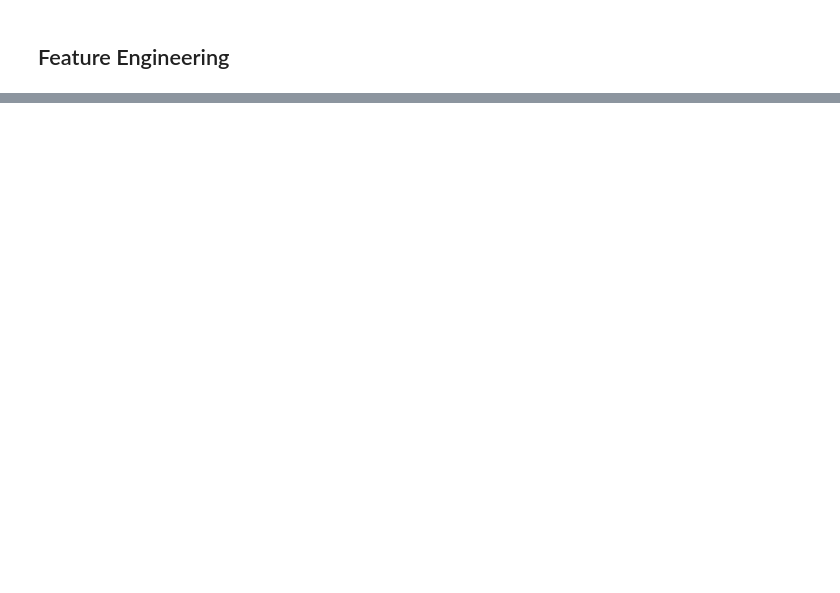
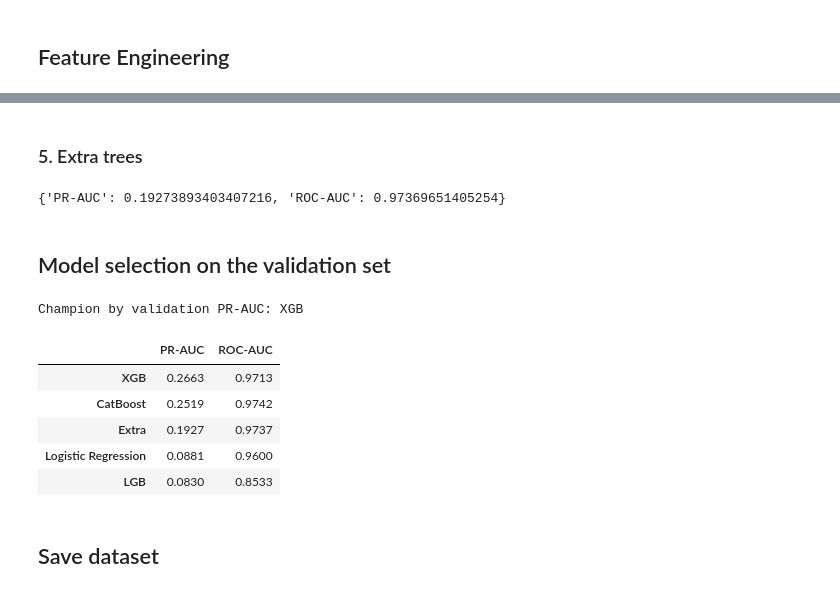
Before and after one commit to artwmana/AML, a Jupyter notebook: notebooks/02_model.ipynb, the cells around one changed output, grey strips where cells are left out. Cells and saved outputs as stored; diff of their text form; code cells hidden in the pictures; blank space fills up the shorter version.

Commit message:
Baseline Models

```diff
--- a/notebooks/02_model.ipynb
+++ b/notebooks/02_model.ipynb
@@ -190,3 +80,0 @@ CatBoostClassifier()
-# %%
-scores = cat.predict_proba(X_test)[:, 1]
-roc_auc_score(y_test, scores), average_precision_score(y_test, scores)
@@ -317,0 +422,17 @@ Best Rolling CV PR-AUC:   0.1169
+# %%
+lgb_model = LGBMClassifier(**lgb_study.best_params,
+                           n_estimators = 2500,
+                           objective= "binary",
+                           verbosity= -1,
+                           n_jobs=-1,)
+
+weights = sample_weight.copy()
+weights[y_fit == 1] *= lgb_study.best_params.get('positive_boost')
+lgb_model.fit(X_fit_lr, y_fit,
+              eval_set=[(X_val_lr, y_val)],
+              sample_weight=weights,
+              eval_metric="average_precision",
+              callbacks=[lgb.early_stopping(100, verbose=False)])
+
+validation_scores["LGB"] = lgb_model.predict_proba(X_val_lr)[:, 1]
+ranking_metrics(y_val, validation_scores["LGB"])
@@ -317,0 +523,40 @@ Best Rolling CV PR-AUC:   0.1169
+# %% [markdown]
+### 5. Extra trees
+# %%
+extra_model = ExtraTreesClassifier(
+    n_estimators=100,
+    min_samples_leaf=20,
+    max_features="sqrt",
+    criterion="gini",
+    n_jobs=-1,
+    random_state=42
+)
+extra_model.fit(X_fit_lr, y_fit, sample_weight=sample_weight)
+
+validation_scores["Extra"] = extra_model.predict_proba(X_val_lr)[:, 1]
+print(ranking_metrics(y_val, validation_scores["Extra"]))
+# %% [output]
+{'PR-AUC': 0.19273893403407216, 'ROC-AUC': 0.97369651405254}
+# %% [markdown]
+## Model selection on the validation set
+# %%
+validation_results = pd.DataFrame(
+    {
+        model_name: ranking_metrics(y_val, scores)
+        for model_name, scores in validation_scores.items()
+    }
+).T.sort_values("PR-AUC", ascending=False)
+
+champion_name = validation_results.index[0]
+print(f"Champion by validation PR-AUC: {champion_name}")
+validation_results.style.format("{:.4f}")
+# %% [output]
+Champion by validation PR-AUC: XGB
+|  | PR-AUC | ROC-AUC |
+| XGB | 0.2663 | 0.9713 |
+| CatBoost | 0.2519 | 0.9742 |
+| Extra | 0.1927 | 0.9737 |
+| Logistic Regression | 0.0881 | 0.9600 |
+| LGB | 0.0830 | 0.8533 |
+# %% [markdown]
+## Save dataset
```
Also changed, not shown: parts of 41 cells of this notebook.
